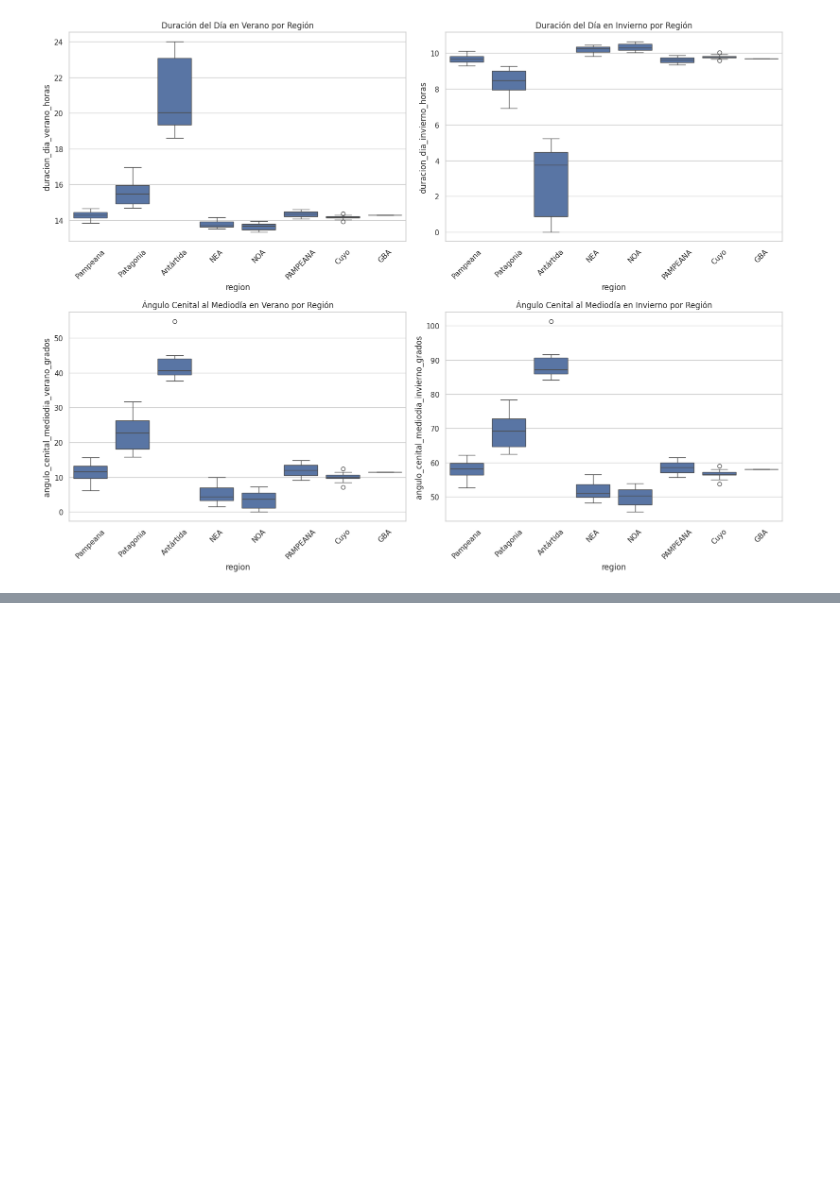
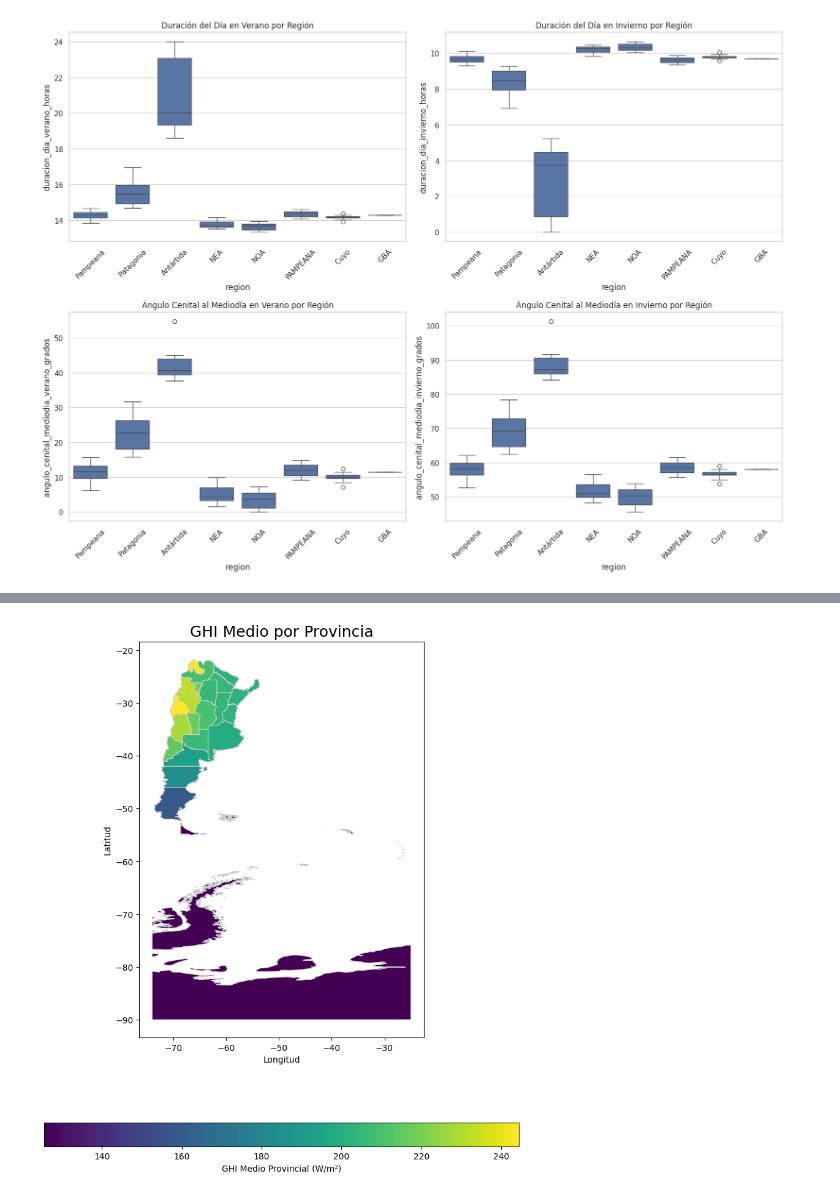
Before and after one commit to RodrigoGoni/EDA_meteorologica, a Jupyter notebook: eda.ipynb, the cells around one changed output, grey strips where cells are left out. Saved outputs shown, nothing was run; the diff lists cells and outputs as text; code cells hidden in the pictures; blank space fills up the shorter version.

```diff
--- a/eda.ipynb
+++ b/eda.ipynb
@@ -2086,0 +2176,82 @@ plt.show()
+# %%
+import pandas as pd
+import geopandas
+import matplotlib.pyplot as plt
+from unidecode import unidecode
+import re
+
+def limpiar_texto(texto):
+    if not isinstance(texto, str):
+        return texto
+    limpio = unidecode(texto)
+    limpio = re.sub(r'[\s-]+', '_', limpio)
+    limpio = re.sub(r'[^\w]', '', limpio)
+    return limpio.lower()
+
+# Load the dataset
+try:
+    df_stations = pd.read_csv('datos/dataset_cleaned_tabular_engineered_with_target.csv')
+except FileNotFoundError:
+    print("El archivo 'dataset_cleaned_tabular_engineered_with_target.csv' no fue encontrado.")
+    exit()
+
+# a) Calcular el GHI medio por provincia
+df_ghi_provincia = df_stations.groupby('provincia')['ghi'].mean().reset_index()
+
+# b) Renombrar la columna a su nombre final
+df_ghi_provincia.rename(columns={'ghi': 'ghi_media_provincial'}, inplace=True)
+
+# c) Limpiar los nombres de las provincias para la unión
+df_ghi_provincia['provincia_limpia'] = df_ghi_provincia['provincia'].apply(limpiar_texto)
+
+mapa_correcciones = {
+    'tierra_del_fueg': 'tierra_del_fuego_antartida_e_islas_del_atlantico_sur',
+    'santiago_del_es': 'santiago_del_estero',
+    'capital_federal': 'ciudad_autonoma_de_buenos_aires'
+}
+df_ghi_provincia['provincia_limpia'] = df_ghi_provincia['provincia_limpia'].replace(mapa_correcciones)
+
+# --- 2. PREPARAR DATOS DEL MAPA ---
+
+ruta_mapa_provincias = "datos/provincia/provinciaPolygon.shp"
+mapa_provincias = geopandas.read_file(ruta_mapa_provincias)
+
+mapa_provincias['provincia_limpia'] = mapa_provincias['nam'].apply(limpiar_texto)
+
+# --- 3. UNIR LOS DATAFRAMES ---
+
+mapa_final_ghi = pd.merge(
+    mapa_provincias,
+    df_ghi_provincia,
+    on='provincia_limpia',
+    how='left'
+)
+
+# --- 4. DIBUJAR EL MAPA ---
+
+print("Columnas disponibles en el mapa final para GHI:", mapa_final_ghi.columns)
+
+fig, ax = plt.subplots(1, 1, figsize=(10, 12))
+
+mapa_final_ghi.plot(
+    column='ghi_media_provincial',
+    ax=ax,
+    legend=True,
+    cmap='viridis',  # Choose a suitable colormap
+    linewidth=0.8,
+    edgecolor='0.8',
+    missing_kwds={
+        "color": "lightgrey",
+        "edgecolor": "red",
+        "hatch": "///",
+        "label": "Sin datos",
+    },
+    legend_kwds={'label': "GHI Medio Provincial (W/m²)", 'orientation': "horizontal"}
+)
+
+ax.set_title('GHI Medio por Provincia', fontsize=18)
+ax.set_xlabel('Longitud')
+ax.set_ylabel('Latitud')
+ax.set_aspect('equal')
+plt.show()
+# %% [output]
@@ -2086,0 +2261 @@ plt.show()
+[figure, added]
```
Also changed, not shown: parts of 3 cells of this notebook.
